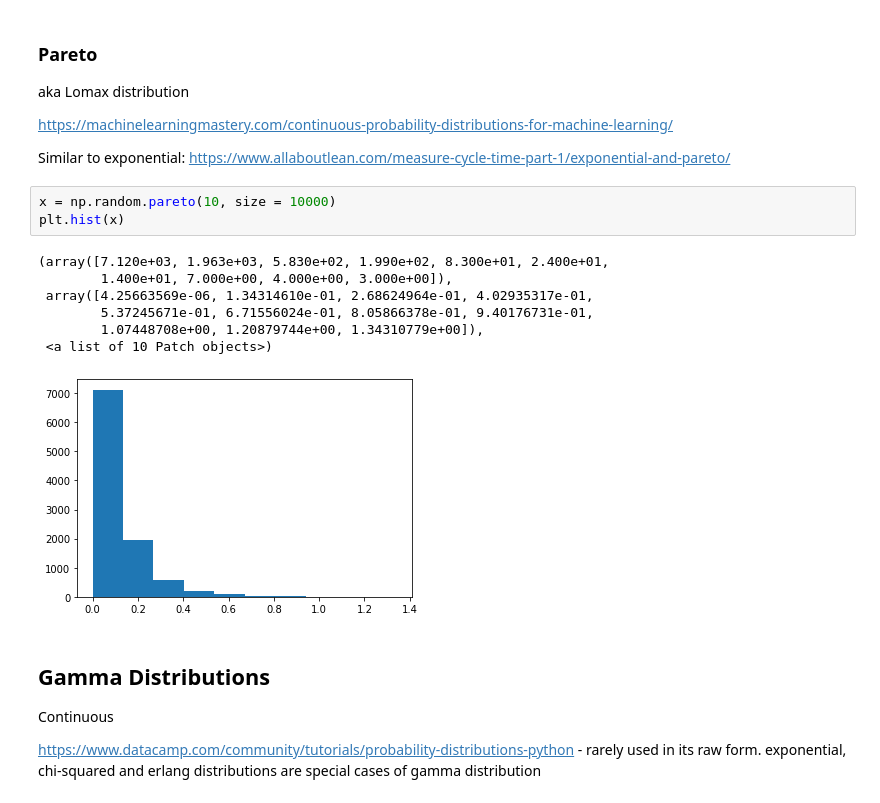
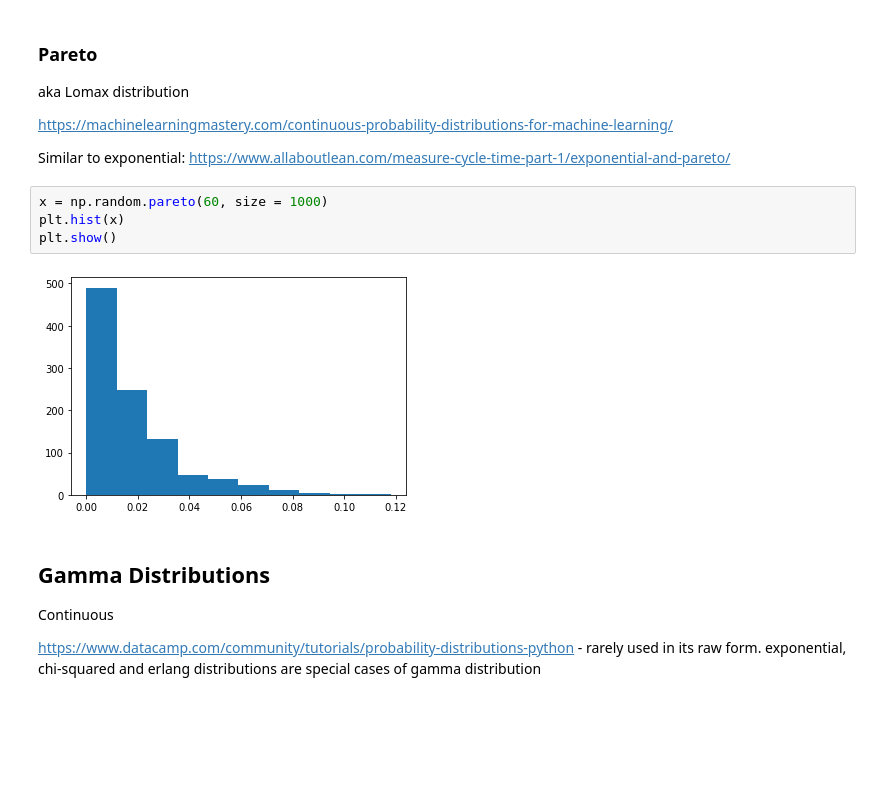
Before and after one commit to jennifer-ryan/numpy.random-project, a Jupyter notebook: numpy.random.ipynb, the cells around one changed output. Cells and saved outputs as stored; diff of their text form; blank space fills up the shorter version.

```diff
--- a/numpy.random.ipynb
+++ b/numpy.random.ipynb
@@ -794,16 +802,11 @@ https://machinelearningmastery.com/continuous-probability-distributions-for-mach
 Similar to exponential:
 https://www.allaboutlean.com/measure-cycle-time-part-1/exponential-and-pareto/
 # %%
-x = np.random.pareto(10, size = 10000)
+x = np.random.pareto(60, size = 1000)
 plt.hist(x)
+plt.show()
 # %% [output]
-(array([7.120e+03, 1.963e+03, 5.830e+02, 1.990e+02, 8.300e+01, 2.400e+01,
-        1.400e+01, 7.000e+00, 4.000e+00, 3.000e+00]),
- array([4.25663569e-06, 1.34314610e-01, 2.68624964e-01, 4.02935317e-01,
-        5.37245671e-01, 6.71556024e-01, 8.05866378e-01, 9.40176731e-01,
-        1.07448708e+00, 1.20879744e+00, 1.34310779e+00]),
- <a list of 10 Patch objects>)
-[figure, old version]
+[figure, new version]
 # %% [markdown]
 ## Gamma Distributions
 
```
Also changed, not shown: parts of 9 cells of this notebook.
